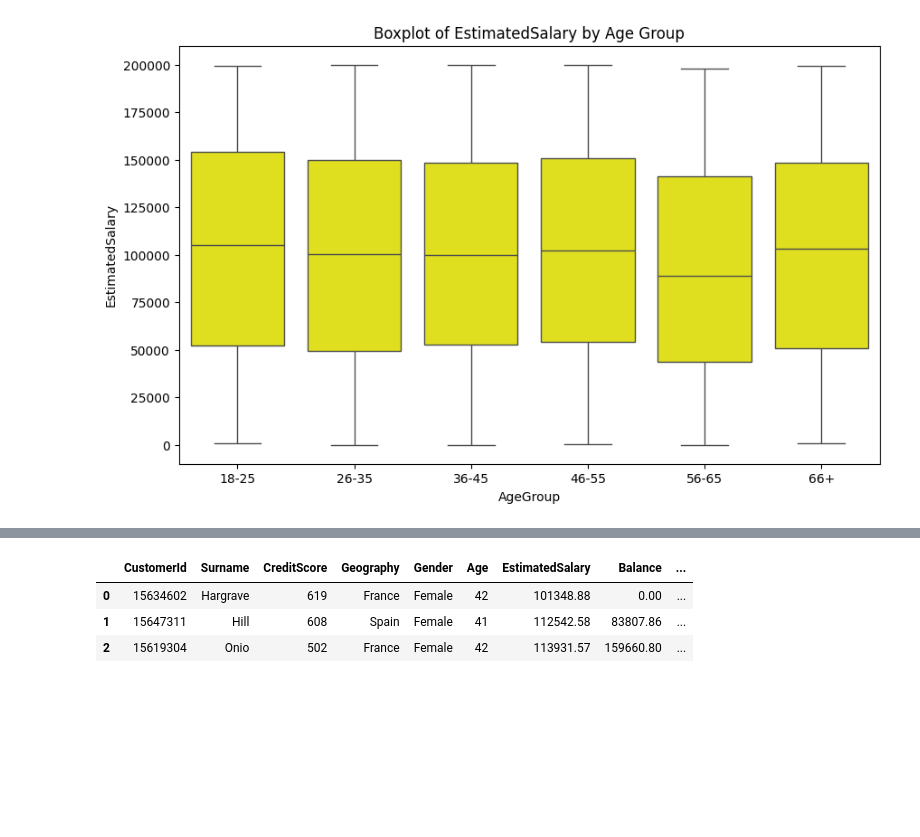
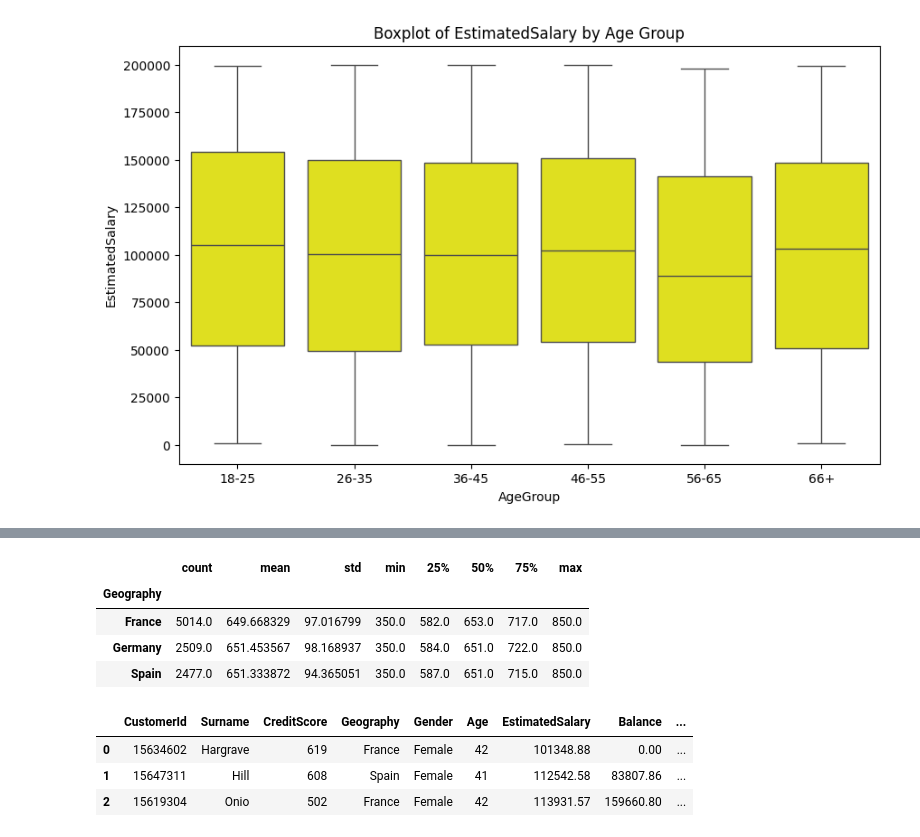
Before and after one commit to b3rian/Data_Science, a Jupyter notebook: Bank customer analysis.ipynb, the cells around one changed output, grey strips where cells are left out. Saved outputs shown, nothing was run; the diff lists cells and outputs as text; code cells hidden in the pictures; blank space fills up the shorter version.

```diff
--- a/Bank customer analysis.ipynb
+++ b/Bank customer analysis.ipynb
@@ -214,3 +219,11 @@ sns.scatterplot(x = 'Balance', y = 'Tenure', data = merged_df, color='yellow')
+# %%
+merged_df.groupby('Geography')['CreditScore'].describe()
+# %% [output]
+|  | count | mean | std | min | 25% | 50% | 75% | max |
+| Geography |  |  |  |  |  |  |  |  |
+| France | 5014.0 | 649.668329 | 97.016799 | 350.0 | 582.0 | 653.0 | 717.0 | 850.0 |
+| Germany | 2509.0 | 651.453567 | 98.168937 | 350.0 | 584.0 | 651.0 | 722.0 | 850.0 |
+| Spain | 2477.0 | 651.333872 | 94.365051 | 350.0 | 587.0 | 651.0 | 715.0 | 850.0 |
 # %%
 merged_df.head(3)
 # %% [output]
```
Also changed, not shown: parts of 2 cells of this notebook.
